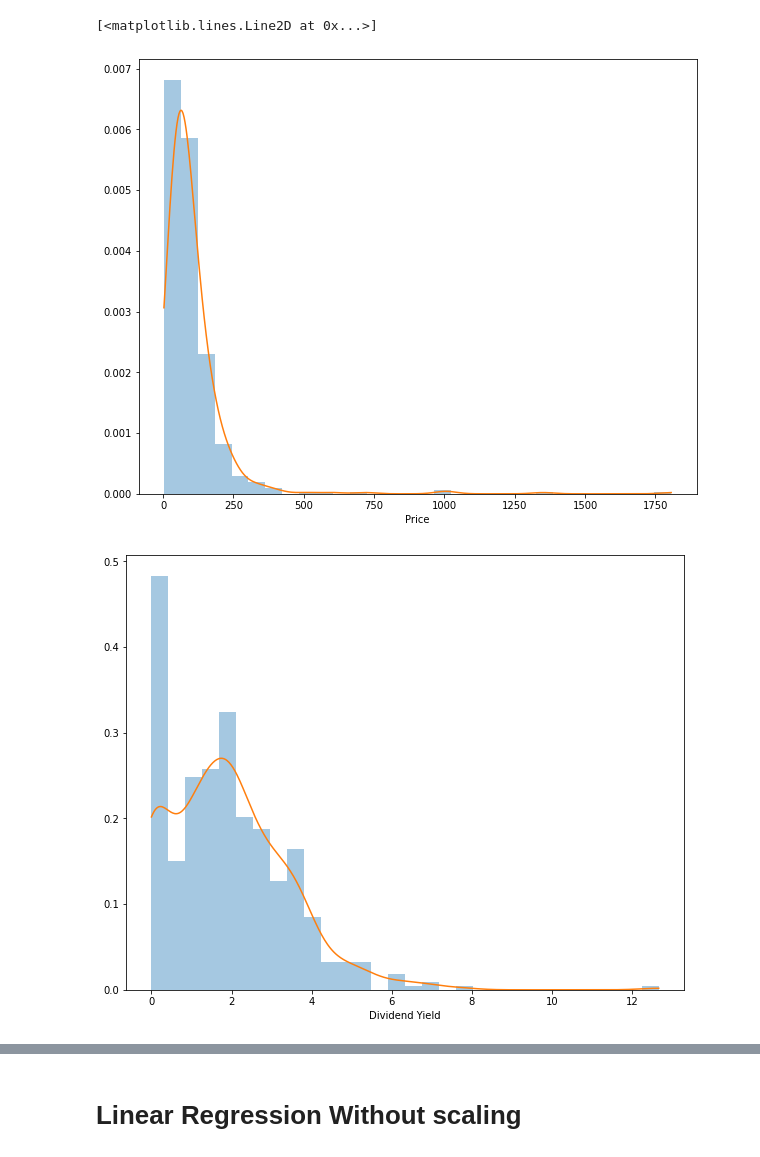
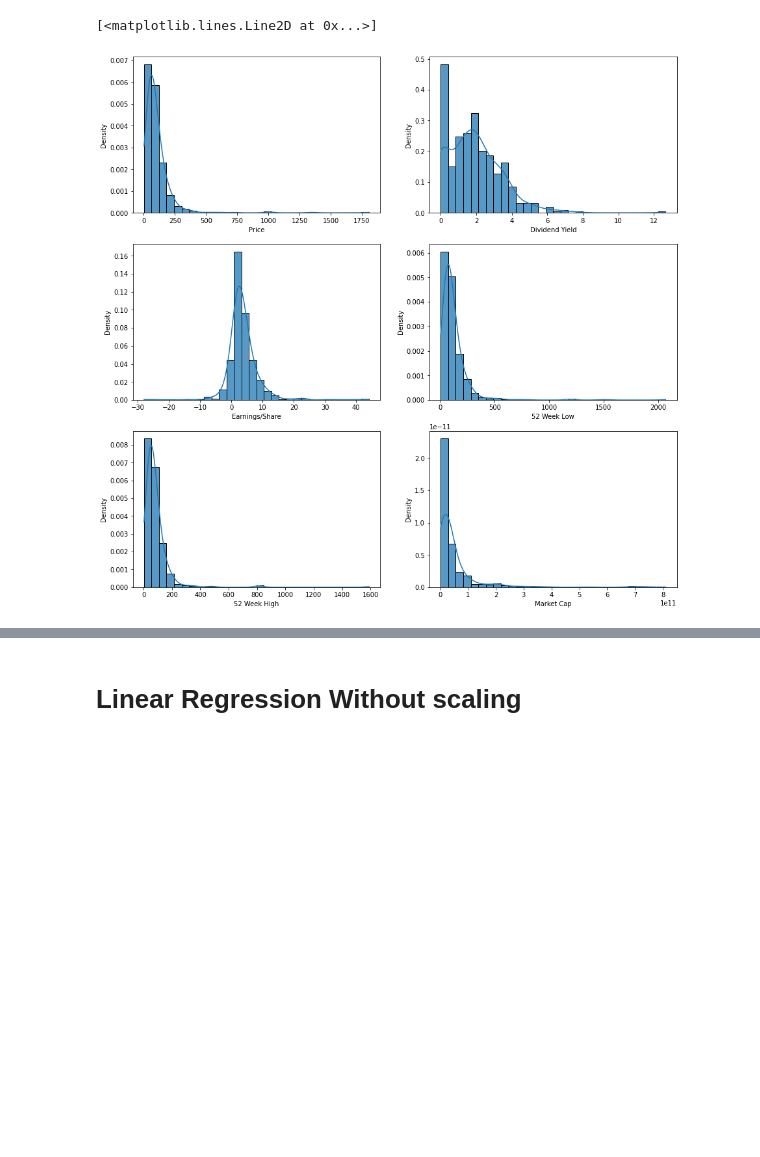
Before and after one commit to morkovka1337/multidimensional_data_processing, a Jupyter notebook: task2.ipynb, the cells around one changed output, grey strips where cells are left out. Cells and saved outputs as stored; diff of their text form; code cells hidden in the pictures; blank space fills up the shorter version.

```diff
--- a/task2.ipynb
+++ b/task2.ipynb
@@ -26,60 +26,60 @@ data = pd.read_csv('constituents-financials.csv')
 nbins = 30
 
 # Price
-plt.figure(figsize=(10, 8))
+fig, ax = plt.subplots(3, 2, figsize=(15, 15))
 kernel = st.gaussian_kde(data.Price)
 min_amount, max_amount = data.Price.min(), data.Price.max()
 x = np.linspace(min_amount, max_amount, len(data.Price))
 kde_values = kernel(x)
-sns.distplot(data.Price, kde=False, bins=nbins, norm_hist=True)
-plt.plot(x, kde_values)
+sns.histplot(data.Price, kde=False, bins=nbins, stat='density', ax=ax[0, 0], palette='Set3')
+ax[0, 0].plot(x, kde_values)
+# ax[0, 0].set_title('Price')
 
 # Dividend Yield
-plt.figure(figsize=(10, 8))
 kernel = st.gaussian_kde(data['Dividend Yield'])
-min_amount, max_amount = data['Dividend Yield'].min(), data['Dividend Yield'].max()
+min_amount, max_amount = data['Dividend Yield'].min(
+), data['Dividend Yield'].max()
 x = np.linspace(min_amount, max_amount, len(data['Dividend Yield']))
 kde_values = kernel(x)
-sns.distplot(data['Dividend Yield'], kde=False, bins=nbins, norm_hist=True)
-plt.plot(x, kde_values)
-
+sns.histplot(data['Dividend Yield'], kde=False, bins=nbins, stat='density', ax=ax[0, 1], palette='Set3')
+ax[0, 1].plot(x, kde_values)
+# ax[0, 1].set_title('Dividend Yield')
 
 # Earnings/Share
-plt.figure(figsize=(10, 8))
 kernel = st.gaussian_kde(data['Earnings/Share'])
 min_amount, max_amount = data['Earnings/Share'].min(), data['Earnings/Share'].max()
 x = np.linspace(min_amount, max_amount, len(data['Earnings/Share']))
 kde_values = kernel(x)
-sns.distplot(data['Earnings/Share'], kde=False, bins=nbins, norm_hist=True)
-plt.plot(x, kde_values)
+sns.histplot(data['Earnings/Share'], kde=False, bins=nbins, stat='density', ax=ax[1, 0], palette='Set3')
+ax[1, 0].plot(x, kde_values)
+# ax[1, 0].set_title('Earnings/Share')
 
 # 52 week low
-plt.figure(figsize=(10, 8))
 kernel = st.gaussian_kde(data['52 Week Low'])
 min_amount, max_amount = data['52 Week Low'].min(), data['52 Week Low'].max()
 x = np.linspace(min_amount, max_amount, len(data['52 Week Low']))
 kde_values = kernel(x)
-sns.distplot(data['52 Week Low'], kde=False, bins=nbins, norm_hist=True)
-plt.plot(x, kde_values)
+sns.histplot(data['52 Week Low'], kde=False, bins=nbins, stat='density', ax=ax[1, 1], palette='Set3')
+ax[1, 1].plot(x, kde_values)
+# ax[1, 1].set_title('52 Week Low')
 
 # 52 week high
-plt.figure(figsize=(10, 8))
 kernel = st.gaussian_kde(data['52 Week High'])
 min_amount, max_amount = data['52 Week High'].min(), data['52 Week High'].max()
 x = np.linspace(min_amount, max_amount, len(data['52 Week High']))
 kde_values = kernel(x)
-sns.distplot(data['52 Week High'], kde=False, bins=nbins, norm_hist=True)
-plt.plot(x, kde_values)
+sns.histplot(data['52 Week High'], kde=False, bins=nbins, stat='density', ax=ax[2, 0], palette='Set3')
+ax[2, 0].plot(x, kde_values)
+# ax[2, 0].set_title('52 Week High')
 
 # market cap
-plt.figure(figsize=(10, 8))
 kernel = st.gaussian_kde(data['Market Cap'])
 min_amount, max_amount = data['Market Cap'].min(), data['Market Cap'].max()
 x = np.linspace(min_amount, max_amount, len(data['Market Cap']))
 kde_values = kernel(x)
-sns.distplot(data['Market Cap'], kde=False, bins=nbins, norm_hist=True)
-plt.plot(x, kde_values)
+sns.histplot(data['Market Cap'], kde=False, bins=nbins, stat='density', ax=ax[2, 1], palette='Set3')
+ax[2, 1].plot(x, kde_values)
+# ax[2, 1].set_title('Markep Cap')
 # %% [output]
 [<matplotlib.lines.Line2D at 0x...>]
-[figure, old version]
+[figure, new version]
-[figure, removed]
```
Also changed, not shown: parts of 13 cells of this notebook.
